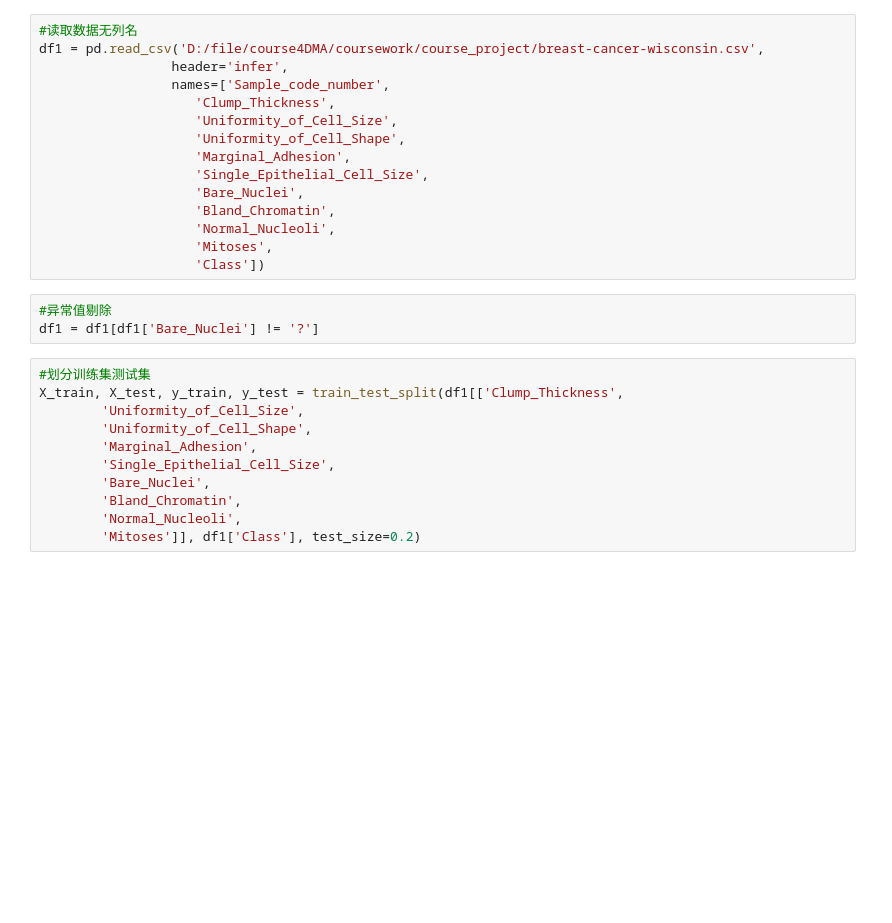
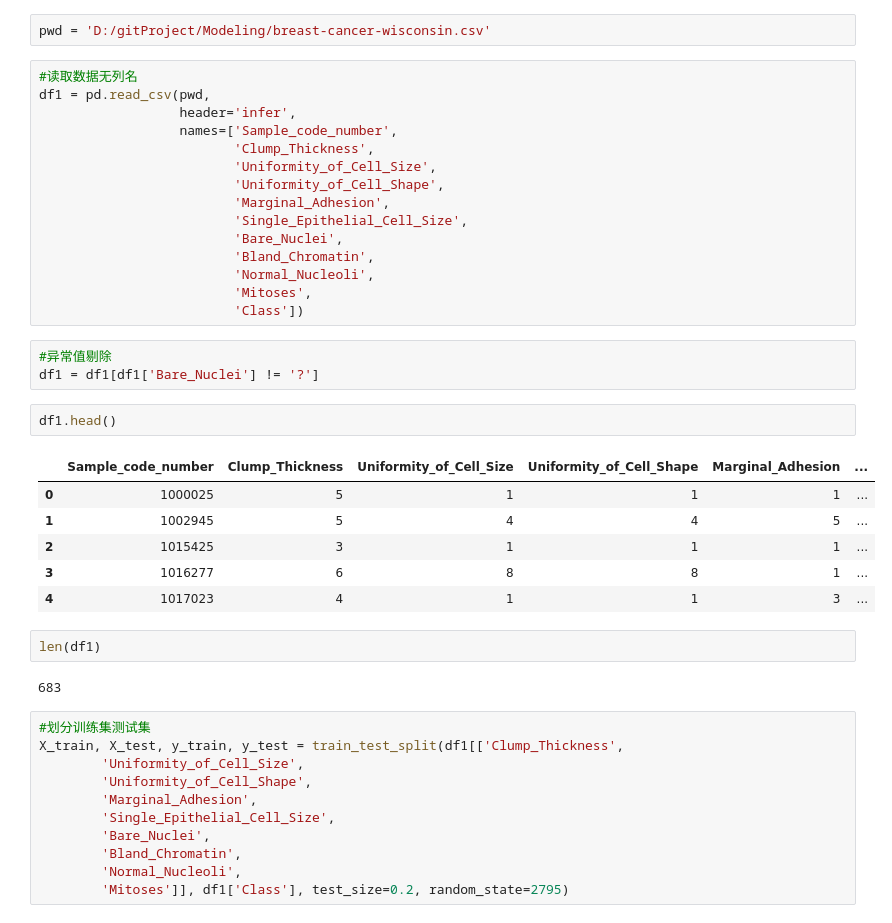
Before and after one commit to Meisterla/Modeling, a Jupyter notebook: Knn.ipynb, the cells around one changed output. Cells and saved outputs as stored; diff of their text form; blank space fills up the shorter version.

```diff
--- a/Knn.ipynb
+++ b/Knn.ipynb
@@ -9,22 +12,37 @@ from sklearn.model_selection  import cross_val_score
 from sklearn import datasets
+# %%
+pwd = 'D:/gitProject/Modeling/breast-cancer-wisconsin.csv'
 # %%
 #读取数据无列名
-df1 = pd.read_csv('D:/file/course4DMA/coursework/course_project/breast-cancer-wisconsin.csv',
-                 header='infer',
-                 names=['Sample_code_number',
-                    'Clump_Thickness',
-                    'Uniformity_of_Cell_Size',
-                    'Uniformity_of_Cell_Shape',
-                    'Marginal_Adhesion',
-                    'Single_Epithelial_Cell_Size',
-                    'Bare_Nuclei',
-                    'Bland_Chromatin',
-                    'Normal_Nucleoli',
-                    'Mitoses',
-                    'Class'])
+df1 = pd.read_csv(pwd,
+                  header='infer',
+                  names=['Sample_code_number',
+                         'Clump_Thickness',
+                         'Uniformity_of_Cell_Size',
+                         'Uniformity_of_Cell_Shape',
+                         'Marginal_Adhesion',
+                         'Single_Epithelial_Cell_Size',
+                         'Bare_Nuclei',
+                         'Bland_Chromatin',
+                         'Normal_Nucleoli',
+                         'Mitoses',
+                         'Class'])
 # %%
 #异常值剔除
 df1 = df1[df1['Bare_Nuclei'] != '?']
+# %%
+df1.head()
+# %% [output]
+|  | Sample_code_number | Clump_Thickness | Uniformity_of_Cell_Size | Uniformity_of_Cell_Shape | Marginal_Adhesion | ... |
+| 0 | 1000025 | 5 | 1 | 1 | 1 | ... |
+| 1 | 1002945 | 5 | 4 | 4 | 5 | ... |
+| 2 | 1015425 | 3 | 1 | 1 | 1 | ... |
+| 3 | 1016277 | 6 | 8 | 8 | 1 | ... |
+| 4 | 1017023 | 4 | 1 | 1 | 3 | ... |
+# %%
+len(df1)
+# %% [output]
+683
 # %%
 #划分训练集测试集
 X_train, X_test, y_train, y_test = train_test_split(df1[['Clump_Thickness',
@@ -35,4 +53,4 @@ X_train, X_test, y_train, y_test = train_test_split(df1[['Clump_Thickness',
         'Bare_Nuclei',
         'Bland_Chromatin',
         'Normal_Nucleoli',
-        'Mitoses']], df1['Class'], test_size=0.2)
+        'Mitoses']], df1['Class'], test_size=0.2, random_state=2795)
```
Also changed, not shown: parts of 14 cells of this notebook.
